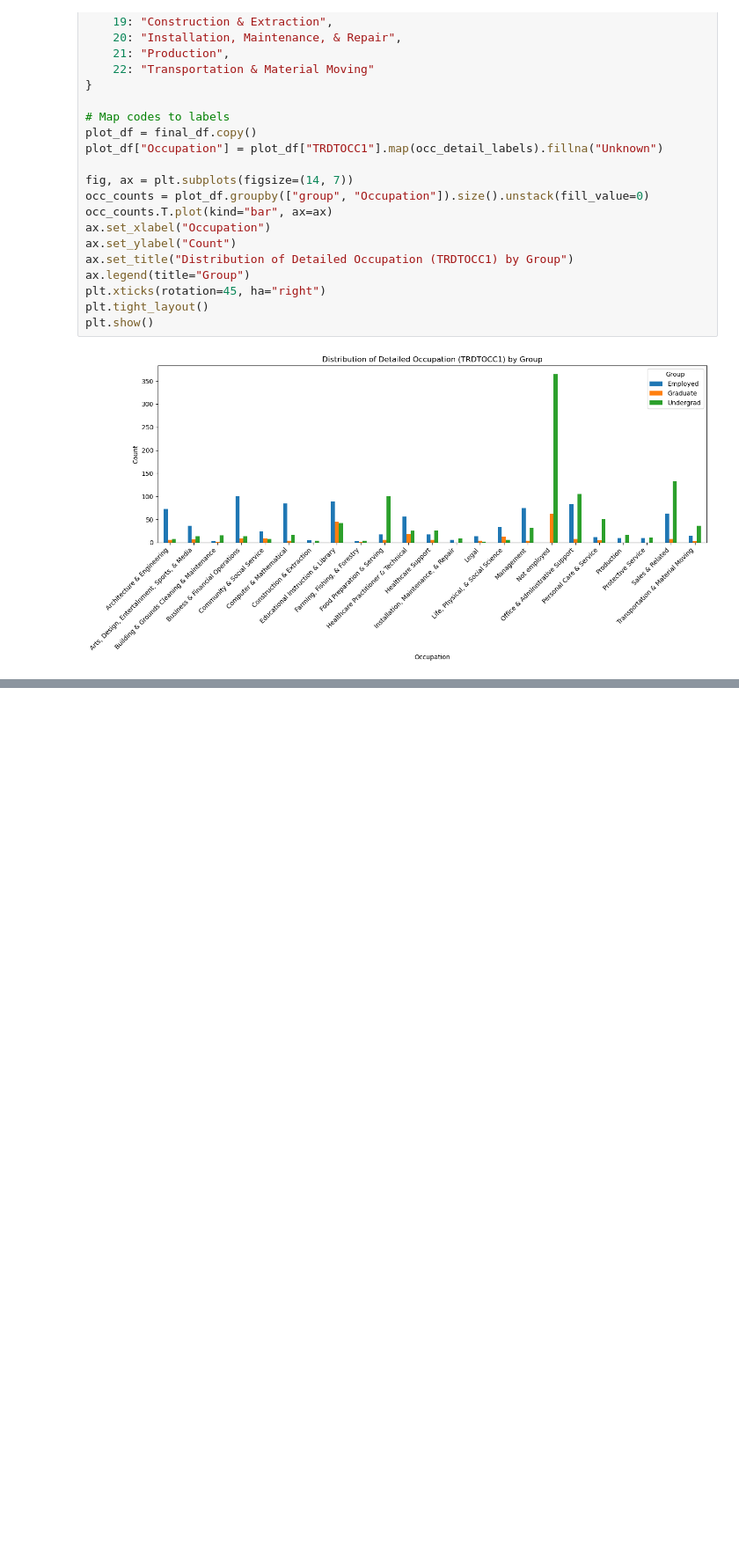
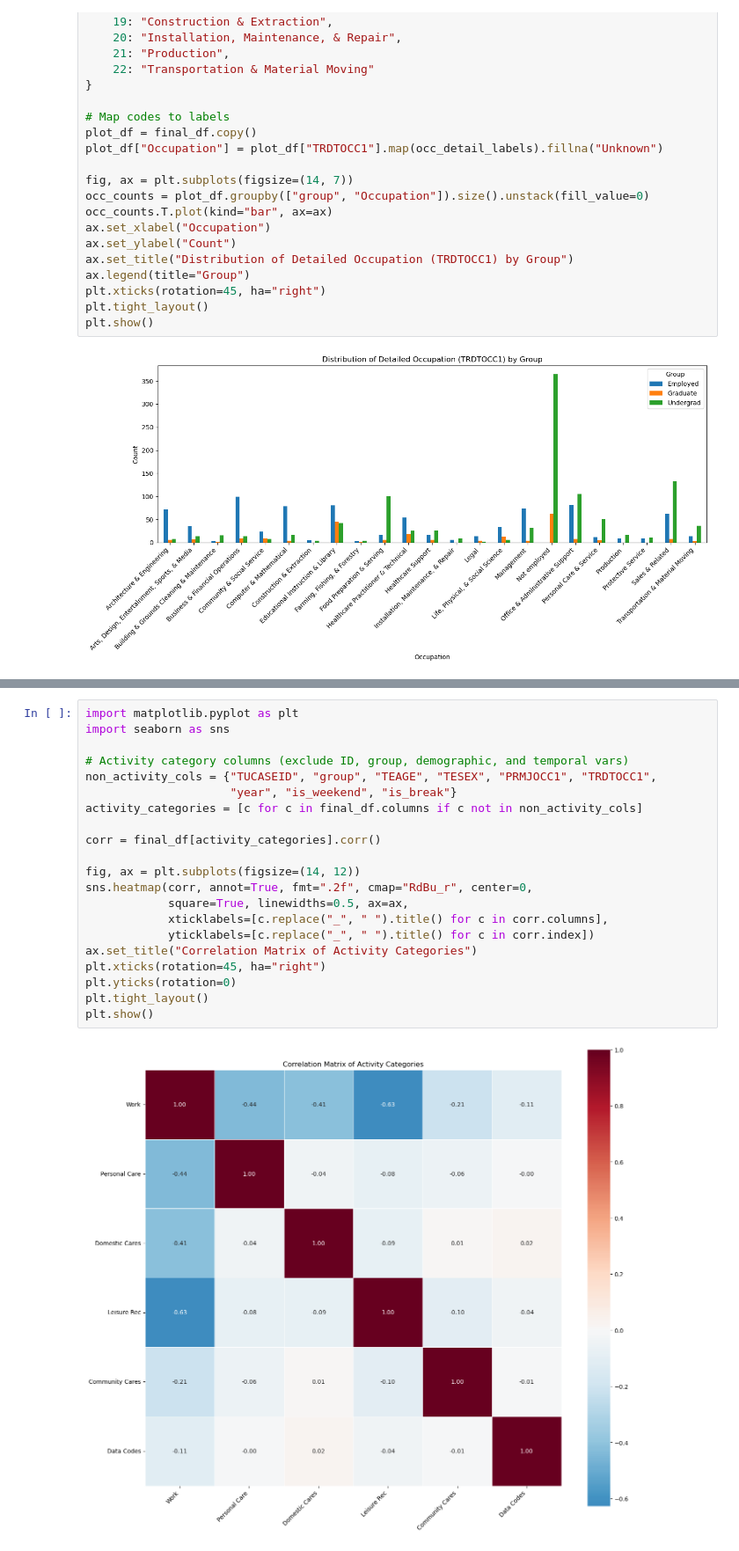
Before and after one commit to alisha-li/ATUS-Analysis, a Jupyter notebook: notebooks/atus_modeling.ipynb, the cells around one changed output, grey strips where cells are left out. Shown at 88% size. Saved outputs shown, nothing was run; the diff lists cells and outputs as text; blank space fills up the shorter version.

```diff
--- a/notebooks/atus_modeling.ipynb
+++ b/notebooks/atus_modeling.ipynb
@@ -361 +442,24 @@ Index(['TUCASEID', 'group', 'TEAGE', 'TESEX', 'PRMJOCC1', 'TRDTOCC1', 'year',
       dtype='object')
+# %%
+import matplotlib.pyplot as plt
+import seaborn as sns
+
+# Activity category columns (exclude ID, group, demographic, and temporal vars)
+non_activity_cols = {"TUCASEID", "group", "TEAGE", "TESEX", "PRMJOCC1", "TRDTOCC1",
+                     "year", "is_weekend", "is_break"}
+activity_categories = [c for c in final_df.columns if c not in non_activity_cols]
+
+corr = final_df[activity_categories].corr()
+
+fig, ax = plt.subplots(figsize=(14, 12))
+sns.heatmap(corr, annot=True, fmt=".2f", cmap="RdBu_r", center=0,
+            square=True, linewidths=0.5, ax=ax,
+            xticklabels=[c.replace("_", " ").title() for c in corr.columns],
+            yticklabels=[c.replace("_", " ").title() for c in corr.index])
+ax.set_title("Correlation Matrix of Activity Categories")
+plt.xticks(rotation=45, ha="right")
+plt.yticks(rotation=0)
+plt.tight_layout()
+plt.show()
+# %% [output]
+[figure, added]
```
Also changed, not shown: parts of 16 cells of this notebook, 1 other file.
